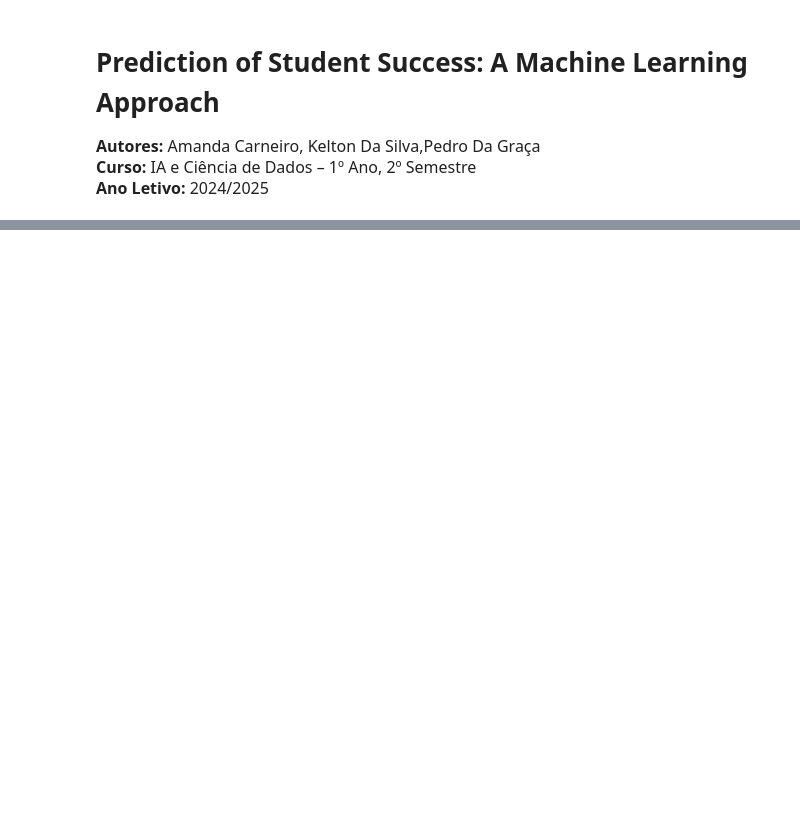
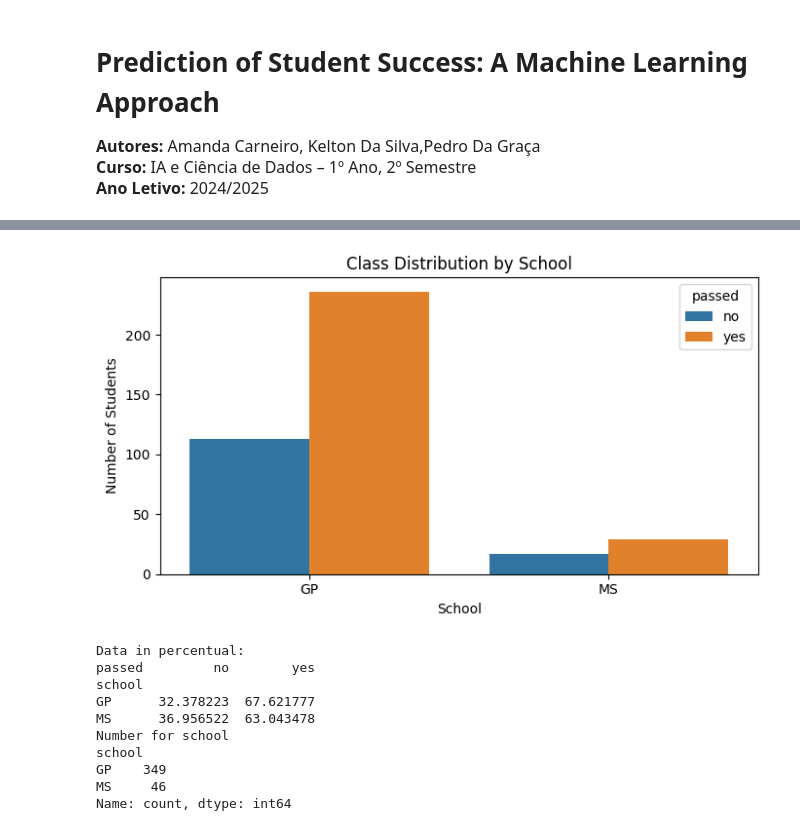
Before and after one commit to amandacalu/TP2_EIACD, a Jupyter notebook: TP2_EIACD.ipynb, the cells around one changed output, grey strips where cells are left out. Saved outputs shown, nothing was run; the diff lists cells and outputs as text; code cells hidden in the pictures; blank space fills up the shorter version.

```diff
--- a/TP2_EIACD.ipynb
+++ b/TP2_EIACD.ipynb
@@ -22,0 +211,29 @@ Our goal is to contribute to responsible AI practices in education by providing
+# %%
+#Plot of Distribution of 'passed' - by school
+
+plt.figure(figsize=(7,4))
+sns.countplot(data=sd, x='school', hue='passed')
+plt.title('Class Distribution by School')
+plt.ylabel('Number of Students')
+plt.xlabel('School')
+plt.tight_layout()
+plt.show()
+
+#Percentual
+print('Data in percentual:')
+percent_by_school = sd.groupby('school')['passed'].value_counts(normalize=True).unstack() * 100
+print(percent_by_school)
+print('Number for school')
+print((sd['school']).value_counts())
+# %% [output]
+[figure, added]
+Data in percentual:
+passed         no        yes
+school
+GP      32.378223  67.621777
+MS      36.956522  63.043478
+Number for school
+school
+GP    349
+MS     46
+Name: count, dtype: int64
```
Also changed, not shown: parts of 17 cells of this notebook.
